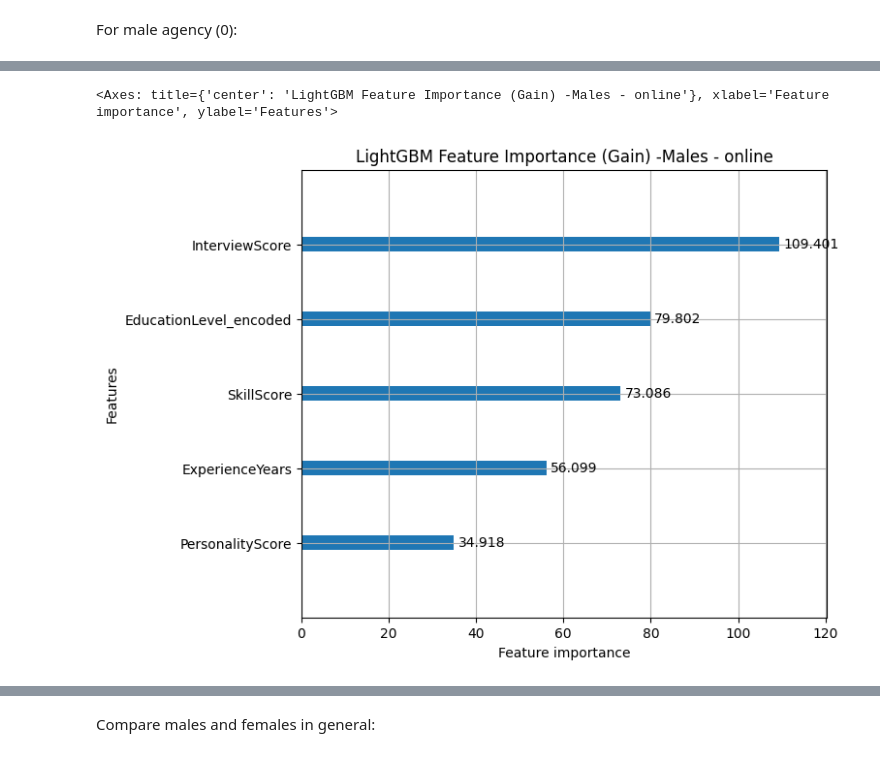
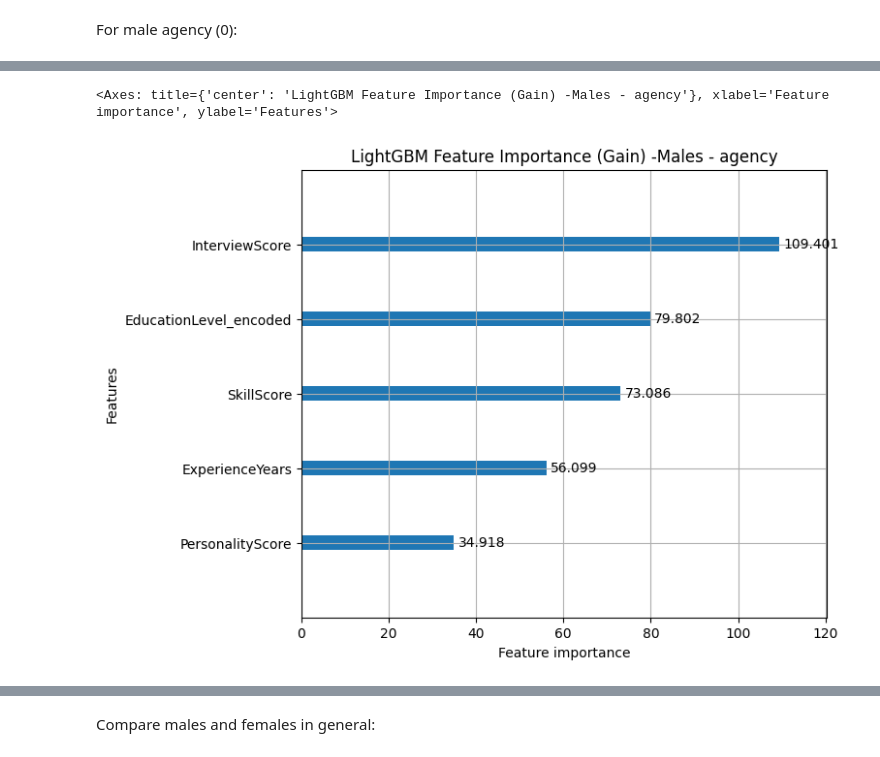
Before and after one commit to Klen03/ml_resume-analyzer, a Jupyter notebook: noteboooks/subset creation and analysis Ivan.ipynb, the cells around one changed output, grey strips where cells are left out. Drawn from its saved outputs; the diff is of its cells as text; code cells hidden in the pictures.

```diff
--- a/noteboooks/subset creation and analysis Ivan.ipynb
+++ b/noteboooks/subset creation and analysis Ivan.ipynb
@@ -650,10 +656,10 @@ You can set `force_col_wise=true` to remove the overhead.
    macro avg       0.37      0.50      0.43        27
 weighted avg       0.55      0.74      0.63        27
 # %%
-lgb.plot_importance(classifier, importance_type="gain", figsize=(7,6), title="LightGBM Feature Importance (Gain) -Males - online")
+lgb.plot_importance(classifier, importance_type="gain", figsize=(7,6), title="LightGBM Feature Importance (Gain) -Males - agency")
 # %% [output]
-<Axes: title={'center': 'LightGBM Feature Importance (Gain) -Males - online'}, xlabel='Feature importance', ylabel='Features'>
+<Axes: title={'center': 'LightGBM Feature Importance (Gain) -Males - agency'}, xlabel='Feature importance', ylabel='Features'>
-[figure, old version]
+[figure, new version]
 # %%
 # 1. 构造 SHAP Explainer
 explainer = shap.Explainer(classifier, X_test)
```
Also changed, not shown: parts of 6 cells of this notebook, 33 other files.
